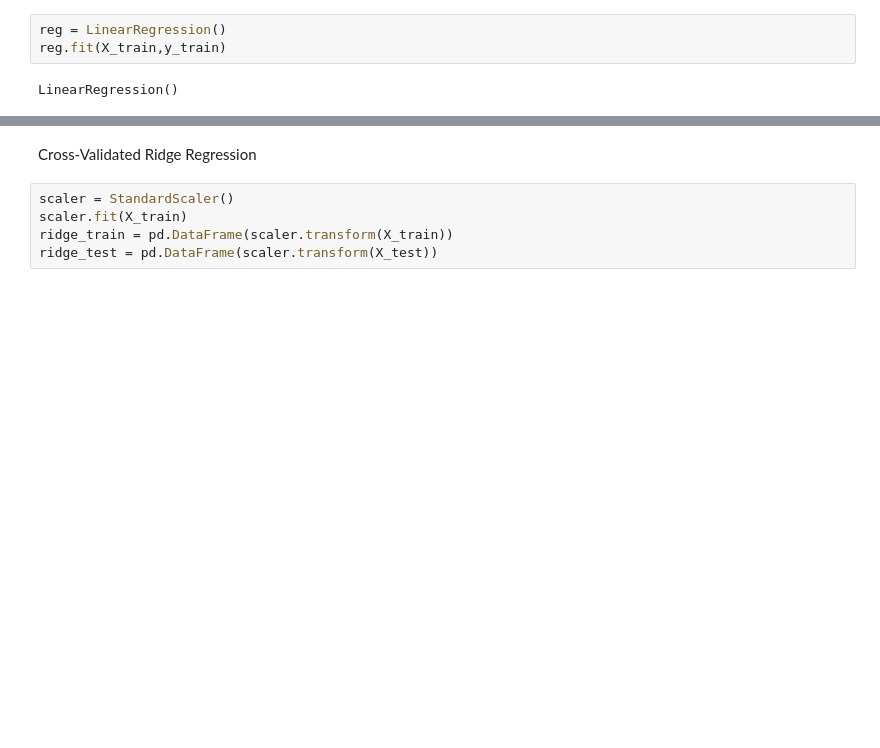
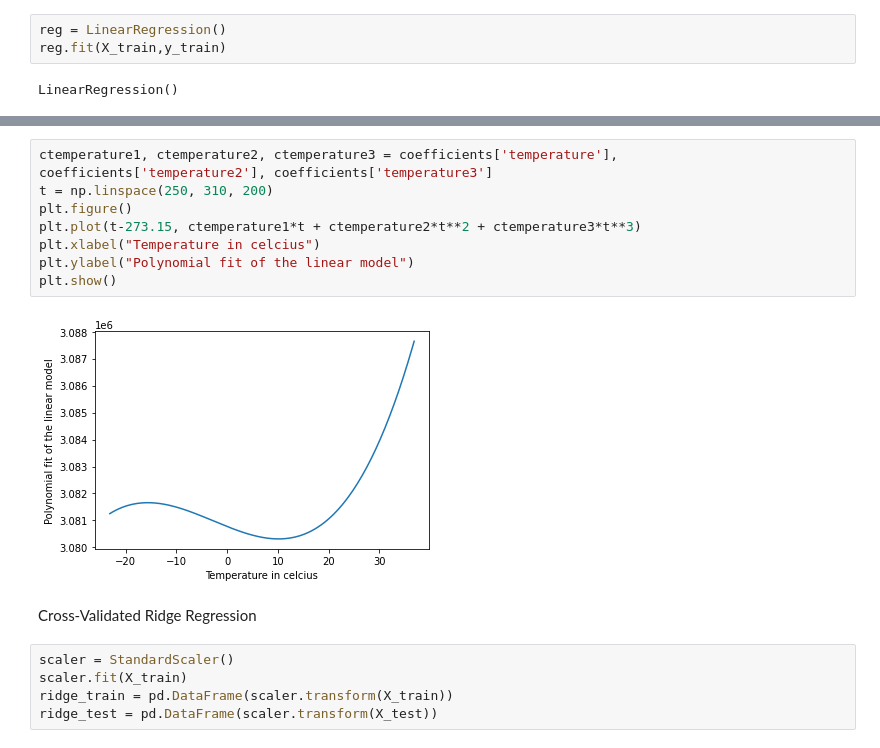
Before and after one commit to garberma/6.862-Project, a Jupyter notebook: BaselineModelingChicago.ipynb, the cells around one changed output, grey strips where cells are left out. Drawn from its saved outputs; the diff is of its cells as text; blank space fills up the shorter version.

```diff
--- a/BaselineModelingChicago.ipynb
+++ b/BaselineModelingChicago.ipynb
@@ -72,3 +99,13 @@ OS-MSE: 1383836.925092316
+# %%
+ctemperature1, ctemperature2, ctemperature3 = coefficients['temperature'], coefficients['temperature2'], coefficients['temperature3']
+t = np.linspace(250, 310, 200)
+plt.figure()
+plt.plot(t-273.15, ctemperature1*t + ctemperature2*t**2 + ctemperature3*t**3)
+plt.xlabel("Temperature in celcius")
+plt.ylabel("Polynomial fit of the linear model")
+plt.show()
+# %% [output]
+[figure, added]
 # %% [markdown]
 Cross-Validated Ridge Regression
 # %%
```
Also changed, not shown: parts of 5 cells of this notebook.
